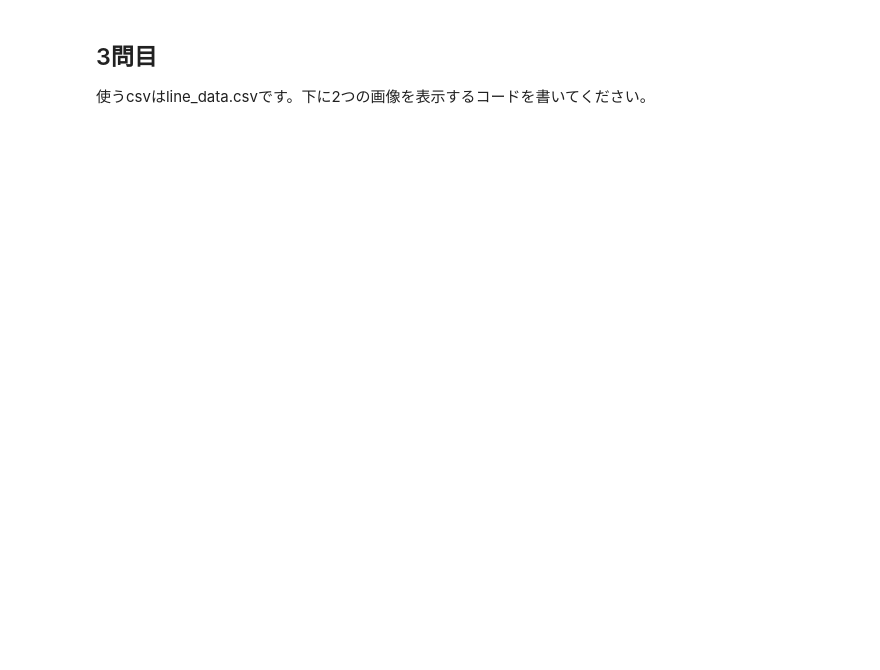
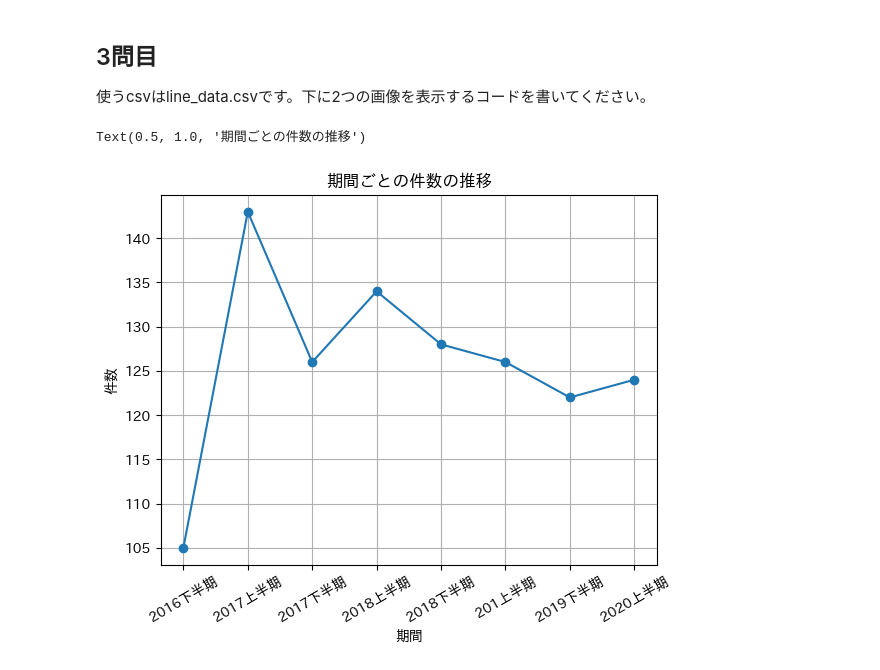
Before and after one commit to KusabaHaruna/BasicPython, a Jupyter notebook: matplotlib_exercise.ipynb, the cells around one changed output. Saved outputs shown, nothing was run; the diff lists cells and outputs as text; code cells hidden in the pictures; blank space fills up the shorter version.

```diff
--- a/matplotlib_exercise.ipynb
+++ b/matplotlib_exercise.ipynb
@@ -24,5 +71,19 @@ ModuleNotFoundError: No module named 'distutils'
 # %% [markdown]
 ## 3問目
 使うcsvはline_data.csvです。下に2つの画像を表示するコードを書いてください。
+# %%
+df_line_data = pd.read_csv("data/line_data.csv")
+plt.plot(df_line_data["期間"], df_line_data["件数"], marker = "o")  #maekerは線と線をつなぐ点を指定できる
+
+plt.xlabel("期間")
+plt.ylabel("件数")
+
+plt.grid(True)
+plt.xticks(rotation = 30)
+
+plt.title("期間ごとの件数の推移")
+# %% [output]
+Text(0.5, 1.0, '期間ごとの件数の推移')
+[figure, added]
 # %% [markdown]
 ![問3_1](./imgs/matplotlib/plot_3_1.png)
```
Also changed, not shown: parts of 5 cells of this notebook.
